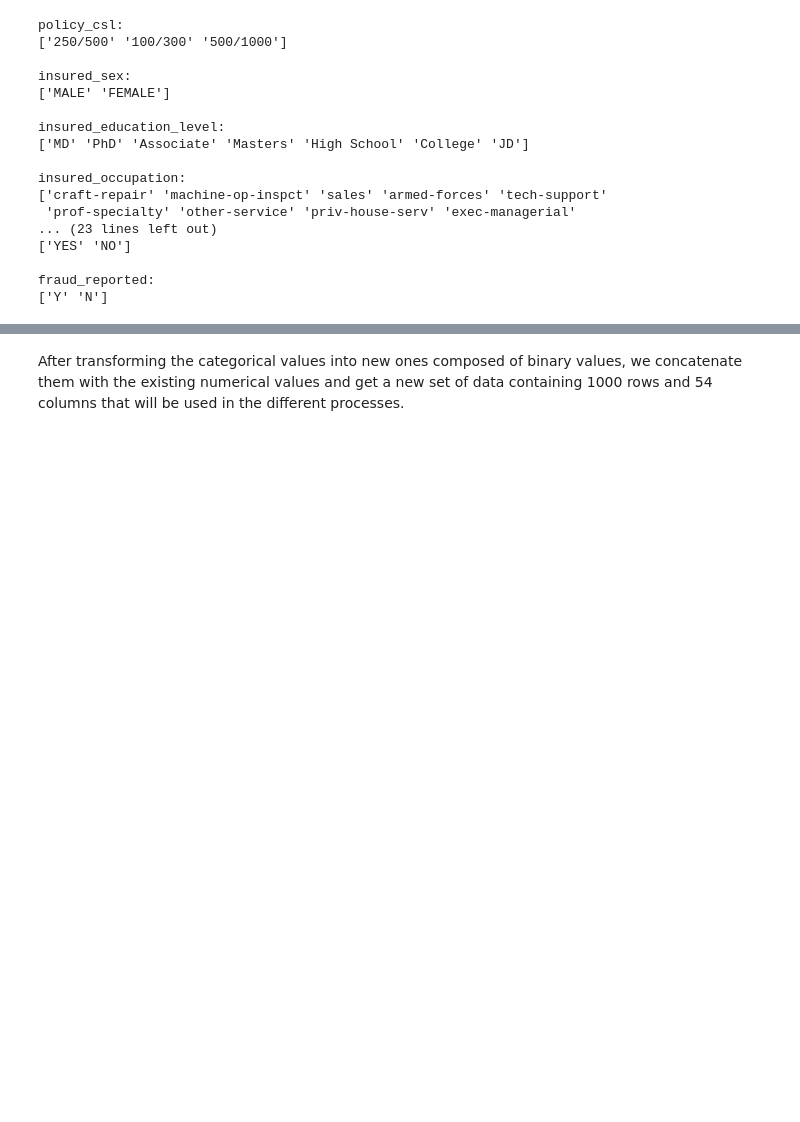
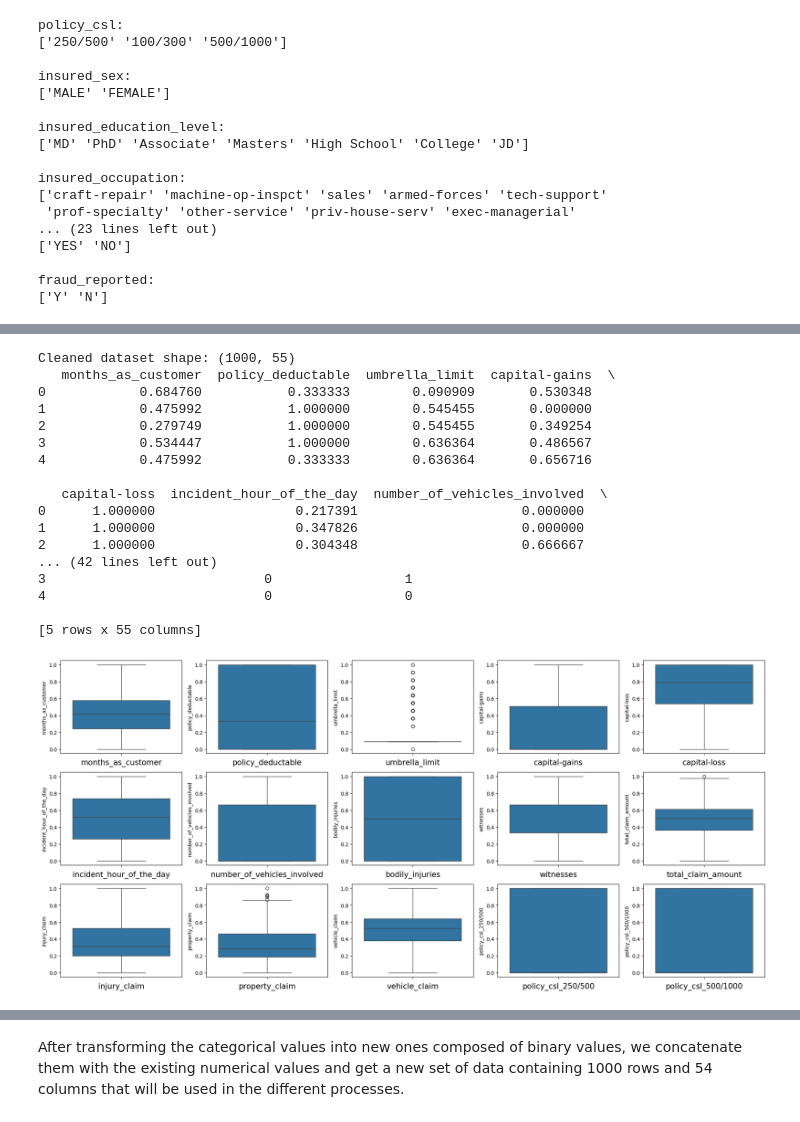
Before and after one commit to Regis0323/Module_1, a Jupyter notebook: Rurangwa_Assignment_Module_1.ipynb, the cells around one changed output, grey strips where cells are left out. Drawn from its saved outputs; the diff is of its cells as text; code cells hidden in the pictures; blank space fills up the shorter version.

```diff
--- a/Rurangwa_Assignment_Module_1.ipynb
+++ b/Rurangwa_Assignment_Module_1.ipynb
@@ -368,0 +448,48 @@ memory usage: 429.8 KB
+# %%
+numerical_columns = new_clean_data[['months_as_customer', 'policy_deductable', 'umbrella_limit',
+       'capital-gains', 'capital-loss', 'incident_hour_of_the_day',
+       'number_of_vehicles_involved', 'bodily_injuries', 'witnesses',
+       'total_claim_amount', 'injury_claim', 'property_claim',
+       'vehicle_claim']]
+
+# Calculate IQR for each numerical column
+for col in numerical_columns:
+    Q1 = new_clean_data[col].quantile(0.25)
+    Q3 = new_clean_data[col].quantile(0.75)
+    IQR = Q3 - Q1
+    lower_bound = Q1 - 1.5 * IQR
+    upper_bound = Q3 + 1.5 * IQR
+
+    # Filter the DataFrame to remove outliers for each column
+    df = new_clean_data[(new_clean_data[col] >= lower_bound) & (new_clean_data[col] <= upper_bound)]
+print("Cleaned dataset shape:", df.shape)
+print(df.head())
+plt.figure(figsize = (20, 15))
+pltnbr = 1
+for col in df.columns:
+    if pltnbr <= 15:
+        ax = plt.subplot(5, 5, pltnbr)
+        sns.boxplot(df[col])
+        plt.xlabel(col, fontsize = 15)
+    pltnbr += 1
+plt.tight_layout()
+plt.show()
+# %% [output]
+Cleaned dataset shape: (1000, 55)
+   months_as_customer  policy_deductable  umbrella_limit  capital-gains  \
+0            0.684760           0.333333        0.090909       0.530348
+1            0.475992           1.000000        0.545455       0.000000
+2            0.279749           1.000000        0.545455       0.349254
+3            0.534447           1.000000        0.636364       0.486567
+4            0.475992           0.333333        0.636364       0.656716
+
+   capital-loss  incident_hour_of_the_day  number_of_vehicles_involved  \
+0      1.000000                  0.217391                     0.000000
+1      1.000000                  0.347826                     0.000000
+2      1.000000                  0.304348                     0.666667
+... (42 lines left out)
+3                            0                 1
+4                            0                 0
+
+[5 rows x 55 columns]
+[figure, added]
```
Also changed, not shown: parts of 12 cells of this notebook.
